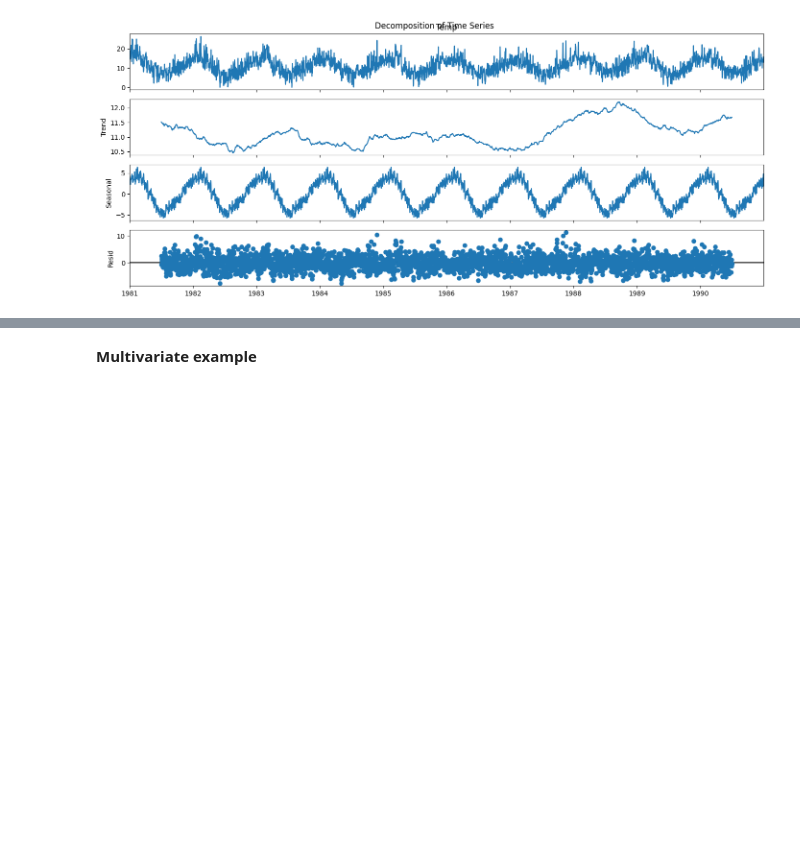
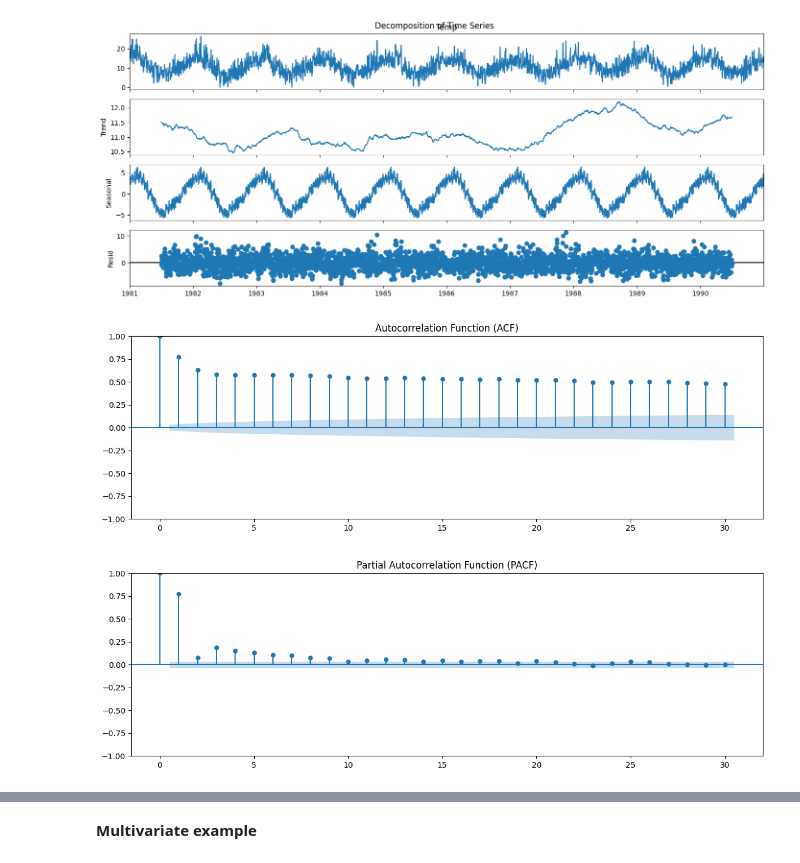
Before and after one commit to AmritSDutta/colab_ml, a Jupyter notebook: Timeseries.ipynb, the cells around one changed output, grey strips where cells are left out. Saved outputs shown, nothing was run; the diff lists cells and outputs as text; code cells hidden in the pictures; blank space fills up the shorter version.

```diff
--- a/Timeseries.ipynb
+++ b/Timeseries.ipynb
@@ -116,6 +116,26 @@ plt.suptitle("Decomposition of Time Series", fontsize=12)
 plt.show()
 # %% [output]
 [figure]
+# %%
+from pandas.plotting import lag_plot
+from statsmodels.graphics.tsaplots import plot_acf, plot_pacf
+
+
+# Step 7: ACF and PACF Plots
+plt.figure(figsize=(12, 4))
+plot_acf(df['Temp'], lags=30, ax=plt.gca())
+plt.title("Autocorrelation Function (ACF)")
+plt.tight_layout()
+plt.show()
+
+plt.figure(figsize=(12, 4))
+plot_pacf(df['Temp'], lags=30, method='ywm', ax=plt.gca())
+plt.title("Partial Autocorrelation Function (PACF)")
+plt.tight_layout()
+plt.show()
+# %% [output]
+[figure, added]
+[figure, added]
 # %%
 from prophet import Prophet
 
```
Also changed, not shown: parts of 4 cells of this notebook.
